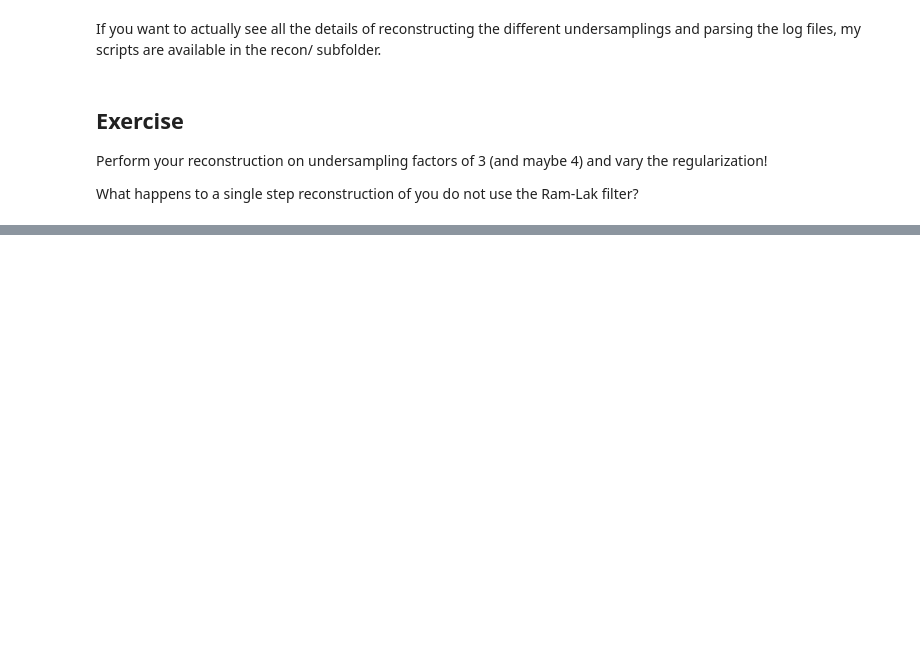
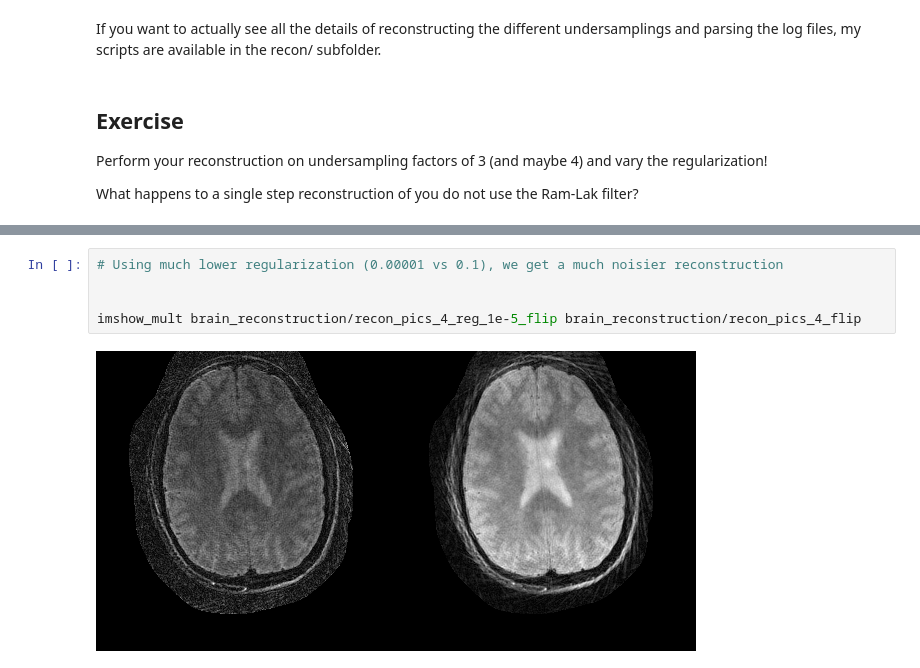
Before and after one commit to mrirecon/bart-webinars, a Jupyter notebook: webinar2/reproducing_cgsense/cgsense_challenge.ipynb, the cells around one changed output, grey strips where cells are left out. Cells and saved outputs as stored; diff of their text form; blank space fills up the shorter version.

```diff
--- a/webinar2/reproducing_cgsense/cgsense_challenge.ipynb
+++ b/webinar2/reproducing_cgsense/cgsense_challenge.ipynb
@@ -434,0 +513,7 @@ Coils.hdr  InScale.hdr  mask.hdr  rawdata.hdr  trajectory.hdr
+# %%
+# Using much lower regularization (0.00001 vs 0.1), we get a much noisier reconstruction
+
+
+imshow_mult brain_reconstruction/recon_pics_4_reg_1e-5_flip brain_reconstruction/recon_pics_4_flip
+# %% [output]
+[figure, added]
```
Also changed, not shown: parts of 19 cells of this notebook.
